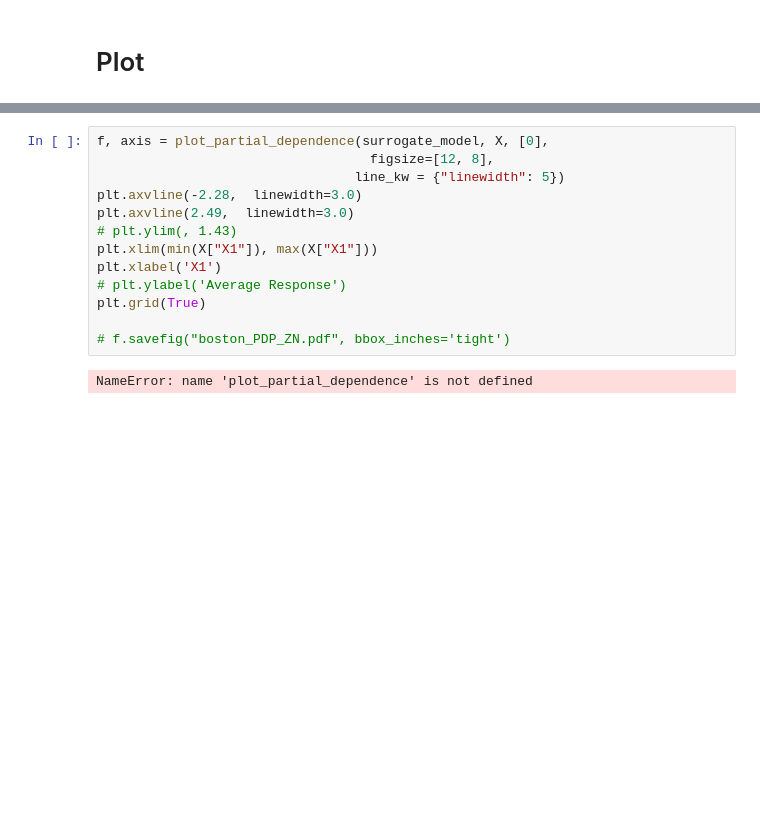
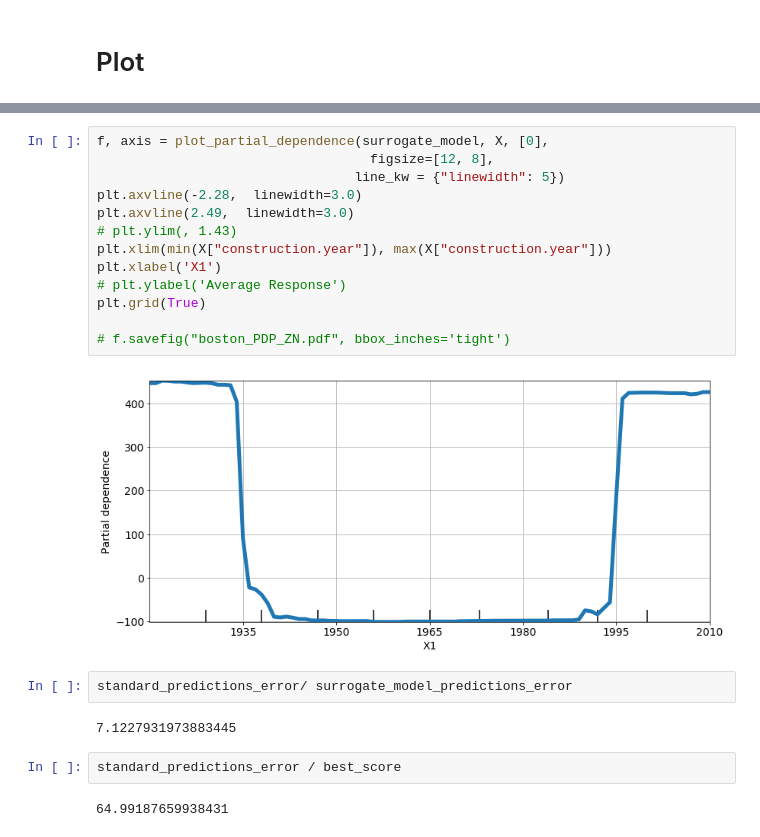
Before and after one commit to agosiewska/SAFE_examples, a Jupyter notebook: regression_apartments.ipynb, the cells around one changed output, grey strips where cells are left out. Cells and saved outputs as stored; diff of their text form; blank space fills up the shorter version.

```diff
--- a/regression_apartments.ipynb
+++ b/regression_apartments.ipynb
@@ -109,15 +109,23 @@ plt.show()
 # %%
 f, axis = plot_partial_dependence(surrogate_model, X, [0],
                                    figsize=[12, 8],
                                  line_kw = {"linewidth": 5})
 plt.axvline(-2.28,  linewidth=3.0)
 plt.axvline(2.49,  linewidth=3.0)
 # plt.ylim(, 1.43)
-plt.xlim(min(X["X1"]), max(X["X1"]))
+plt.xlim(min(X["construction.year"]), max(X["construction.year"]))
 plt.xlabel('X1')
 # plt.ylabel('Average Response')
 plt.grid(True)
 
 # f.savefig("boston_PDP_ZN.pdf", bbox_inches='tight')
 # %% [output]
-NameError: name 'plot_partial_dependence' is not defined
+[figure, added]
+# %%
+standard_predictions_error/ surrogate_model_predictions_error
+# %% [output]
+7.1227931973883445
+# %%
+standard_predictions_error / best_score
+# %% [output]
+64.99187659938431
```
Also changed, not shown: parts of 5 cells of this notebook, 15 other files.
